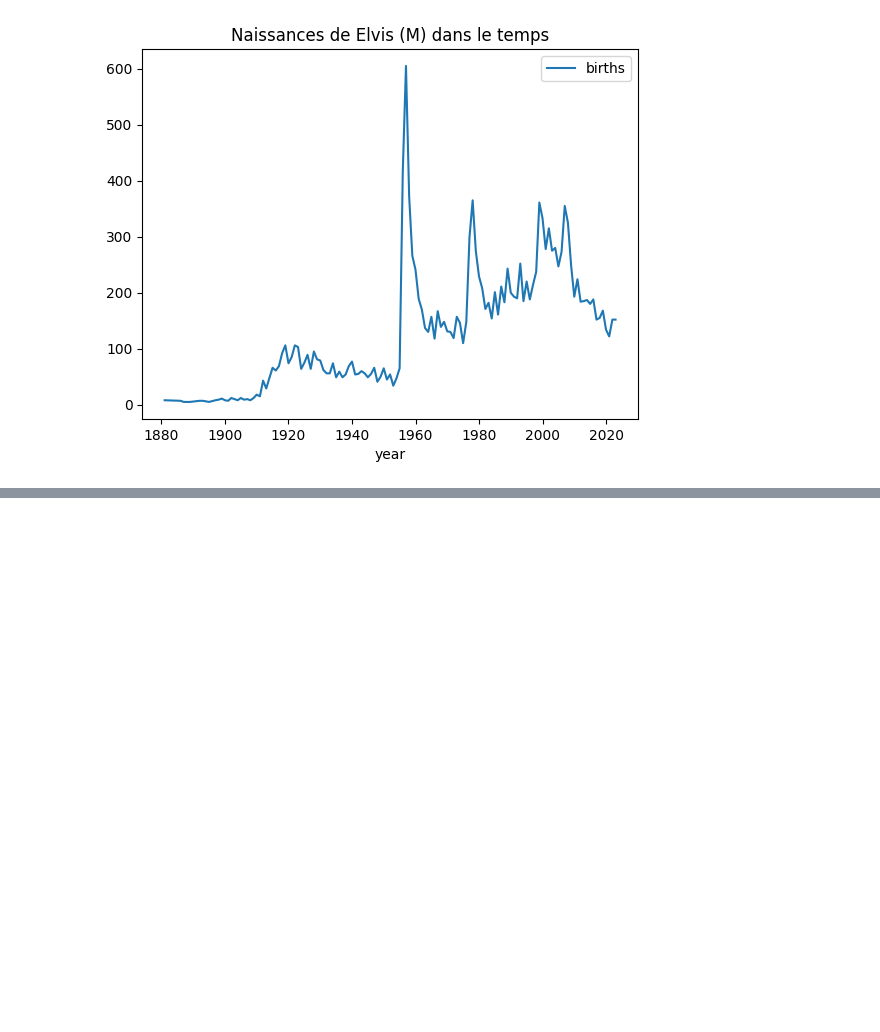
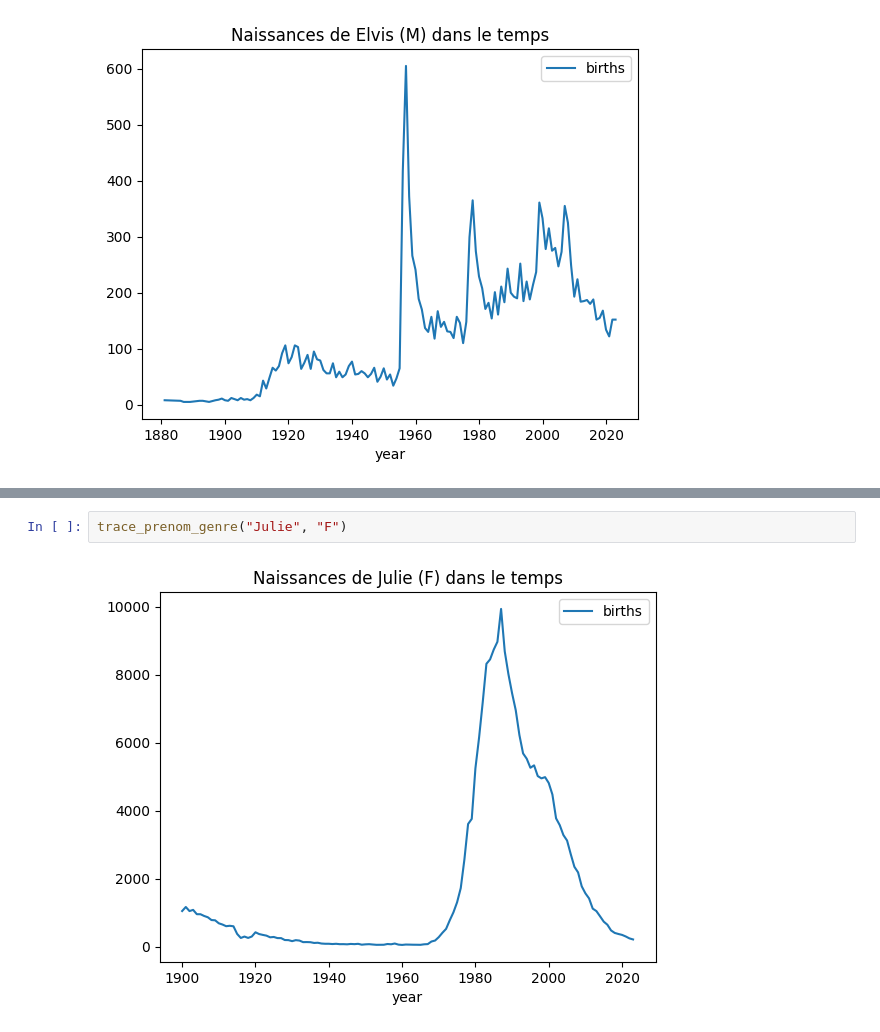
Before and after one commit to fran6w/TIDE, a Jupyter notebook: 02_TIDE_session.ipynb, the cells around one changed output, grey strips where cells are left out. Drawn from its saved outputs; the diff is of its cells as text; blank space fills up the shorter version.

```diff
--- a/02_TIDE_session.ipynb
+++ b/02_TIDE_session.ipynb
@@ -222,0 +338,4 @@ trace_prenom_genre("Elvis", "M")
+# %%
+trace_prenom_genre("Julie", "F")
+# %% [output]
+[figure, added]
```
Also changed, not shown: parts of 8 cells of this notebook.
